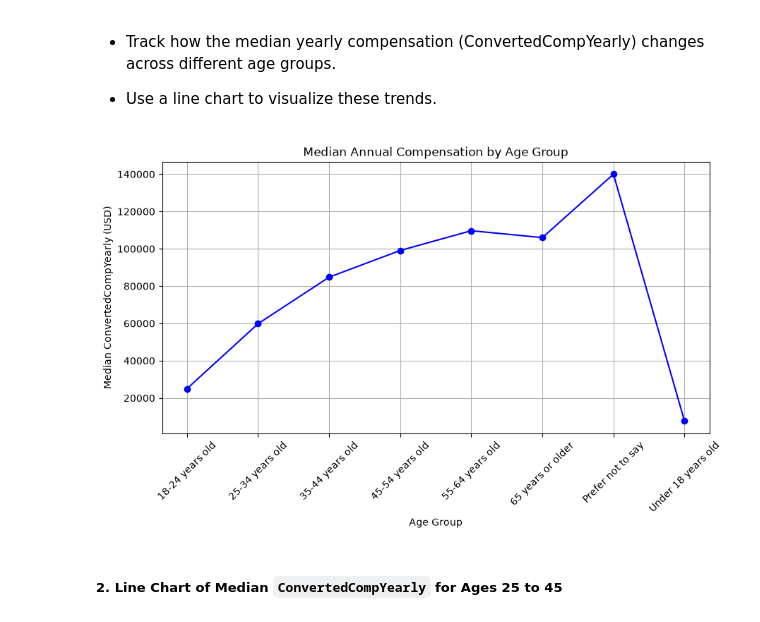
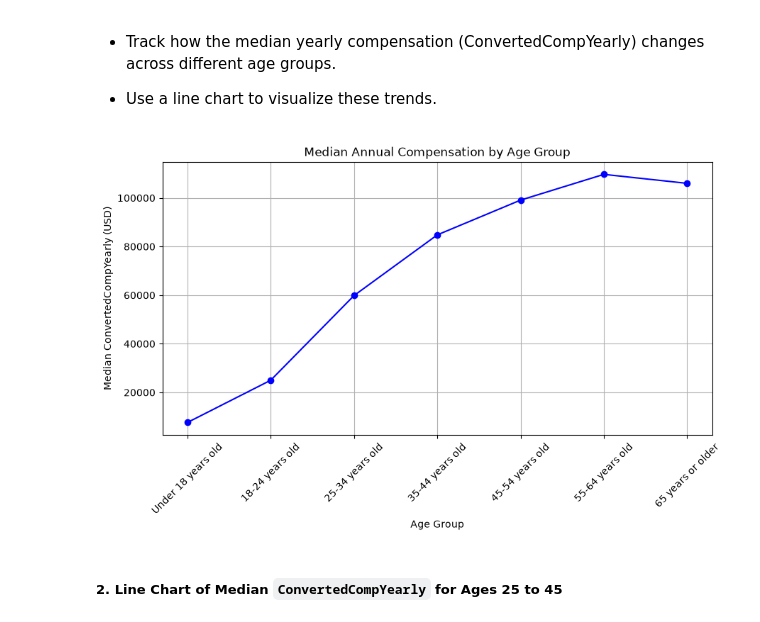
Before and after one commit to mvarboledar-rgb/IBM-Data-Analyst-Capstone-Project, a Jupyter notebook: 04-Data-Visualization/Lab 23 Line Charts.ipynb, the cells around one changed output. Drawn from its saved outputs; the diff is of its cells as text; code cells hidden in the pictures.

```diff
--- a/04-Data-Visualization/Lab 23 Line Charts.ipynb
+++ b/04-Data-Visualization/Lab 23 Line Charts.ipynb
@@ -103,20 +103,23 @@ df.head()
 
 - Use a line chart to visualize these trends.
 # %%
-# Agrupar por Age y calcular la mediana de ConvertedCompYearly
-comp_by_age = df.groupby('Age')['ConvertedCompYearly'].median().reset_index()
+age_order = ['Under 18 years old', '18-24 years old', '25-34 years old',
+             '35-44 years old', '45-54 years old', '55-64 years old',
+             '65 years or older']
 
+comp_by_age = (df.groupby('Age')['ConvertedCompYearly'].median()
+                 .reindex(age_order).reset_index())
 # Graficar
 plt.figure(figsize=(10, 5))
 plt.plot(comp_by_age['Age'], comp_by_age['ConvertedCompYearly'], marker='o', color='b')
 plt.title('Median Annual Compensation by Age Group')
 plt.xlabel('Age Group')
 plt.ylabel('Median ConvertedCompYearly (USD)')
 plt.xticks(rotation=45)
 plt.grid(True)
 plt.show()
 # %% [output]
-[figure, old version]
+[figure, new version]
 # %% [markdown]
 ##### 2. Line Chart of Median `ConvertedCompYearly` for Ages 25 to 45
 # %% [markdown]
```
